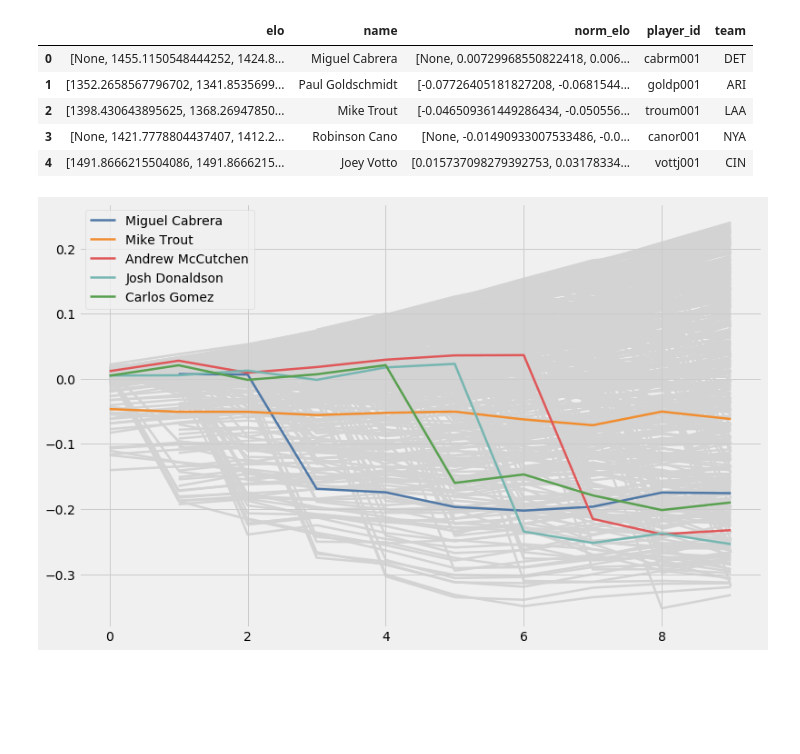
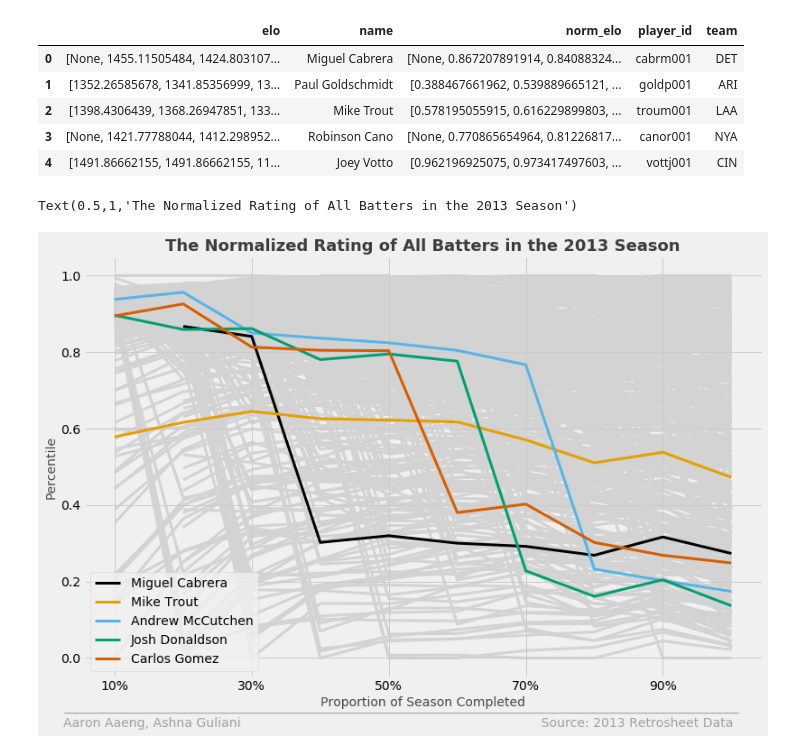
Before and after one commit to aaronaaeng/Sabermetrics-Final-Project, a Jupyter notebook: Elo-Calculation.ipynb, the cells around one changed output. Drawn from its saved outputs; the diff is of its cells as text; code cells hidden in the pictures; blank space fills up the shorter version.

Commit message:
Fancy Figures

```diff
--- a/Elo-Calculation.ipynb
+++ b/Elo-Calculation.ipynb
@@ -82,8 +82,8 @@ class EloCalculator:
                     pit_max = current_elo
                 pit_elos.append(current_elo)
 
-        bat_mean = np.mean(bat_elos)
-        pit_mean = np.mean(pit_elos)
+        bat_min = np.min(bat_elos)
+        pit_min = np.min(pit_elos)
 
         for player_object in self.batters:
             current_elo = self.elo_dict[player_object['player_id']]
@@ -92,7 +92,7 @@ class EloCalculator:
                 player_object['norm_elo'].append(None)
             else:
                 player_object['elo'].append(current_elo)
-                player_object['norm_elo'].append((current_elo-bat_mean)/bat_max)
+                player_object['norm_elo'].append((current_elo-bat_min)/(bat_max-bat_min))
 
         for player_object in self.pitchers:
             current_elo = self.elo_dict[player_object['player_id']]
@@ -101,7 +101,7 @@ class EloCalculator:
                 player_object['norm_elo'].append(None)
             else:
                 player_object['elo'].append(current_elo)
-                player_object['norm_elo'].append((current_elo-bat_mean)/bat_max)
+                player_object['norm_elo'].append((current_elo-pit_min)/(pit_max-pit_min))
 
     def update_elo(self, bat_id, pit_id, bat_score, pit_score):
         bat_exp, pit_exp = self.get_expected(bat_id, pit_id)
@@ -152,34 +152,44 @@ dfPit = elo.get_pitchers_df()
 dfBat.head()
 # %% [output]
 |  | elo | name | norm_elo | player_id | team |
-| 0 | [None, 1455.1150548444252, 1424.8... | Miguel Cabrera | [None, 0.00729968550822418, 0.006... | cabrm001 | DET |
-| 1 | [1352.2658567796702, 1341.8535699... | Paul Goldschmidt | [-0.07726405181827208, -0.0681544... | goldp001 | ARI |
-| 2 | [1398.430643895625, 1368.26947850... | Mike Trout | [-0.046509361449286434, -0.050556... | troum001 | LAA |
-| 3 | [None, 1421.7778804437407, 1412.2... | Robinson Cano | [None, -0.01490933007533486, -0.0... | canor001 | NYA |
-| 4 | [1491.8666215504086, 1491.8666215... | Joey Votto | [0.015737098279392753, 0.03178334... | vottj001 | CIN |
+| 0 | [None, 1455.11505484, 1424.803107... | Miguel Cabrera | [None, 0.867207891914, 0.84088324... | cabrm001 | DET |
+| 1 | [1352.26585678, 1341.85356999, 13... | Paul Goldschmidt | [0.388467661962, 0.539889665121, ... | goldp001 | ARI |
+| 2 | [1398.4306439, 1368.26947851, 133... | Mike Trout | [0.578195055915, 0.616229899803, ... | troum001 | LAA |
+| 3 | [None, 1421.77788044, 1412.298952... | Robinson Cano | [None, 0.770865654964, 0.81226817... | canor001 | NYA |
+| 4 | [1491.86662155, 1491.86662155, 11... | Joey Votto | [0.962196925075, 0.973417497603, ... | vottj001 | CIN |
 # %%
 style.use('fivethirtyeight')
-colors = ["#4F78A6", "#F18D2F", "#E05759", "#76B6B1", "#59A050", "#ECC84A", "#AE79A0"]
+# colors = ["#4F78A6", "#F18D2F", "#E05759", "#76B6B1", "#59A050", "#ECC84A", "#AE79A0"]
+colors = [[0,0,0], [230/255,159/255,0], [86/255,180/255,233/255], [0,158/255,115/255],
+          [213/255,94/255,0], [0,114/255,178/255]]
 best_batters = ["Mike Trout", "Andrew McCutchen", "Miguel Cabrera", "Josh Donaldson", "Carlos Gomez"]
 best_pitchers = ['Clayton Kershaw', 'Max Scherzer', 'Cliff Lee', 'Felix Hernandez', 'Matt Harvey']
 # %%
 fig = plt.figure(1, figsize=(12,8))
 ax1  = fig.add_subplot(111)
 c = 0
 
 for _, row in dfBat.iterrows():
     color = 'lightgrey'
     zorder = -1
     label = None
     if row['name'] in best_batters:
         color = colors[c]
         c += 1
         zorder = 10
         label = row['name']
-    ax1.plot(row['norm_elo'], linewidth=2.5, color=color, zorder=zorder, label=label)
-    ax1.legend()
+    ax1.plot(row['norm_elo'], linewidth=3, color=color, zorder=zorder, label=label)
+
+ax1.legend()
+ax1.text(x=-.75, y=-.14, s = '___________________________________________________________________________________________________________', color = 'grey', alpha = .7)
+ax1.text(x=-.75, y= -.18, s = 'Aaron Aaeng, Ashna Guliani                                                                          Source: 2013 Retrosheet Data', fontsize = 14, color = 'grey', alpha = .7)
+ax1.set_xlabel('Proportion of Season Completed', fontsize=14, alpha=.7)
+ax1.set_xticklabels(['0%', '10%', '30%', '50%', '70%', '90%'])
+ax1.set_ylabel('Percentile', fontsize=14, alpha=.7)
+ax1.set_title('The Normalized Rating of All Batters in the 2013 Season', fontsize=18, weight='bold', alpha=.75)
 # %% [output]
+Text(0.5,1,'The Normalized Rating of All Batters in the 2013 Season')
-[figure, old version]
+[figure, new version]
 # %%
 fig = plt.figure(1, figsize=(12,8))
 ax1  = fig.add_subplot(111)
```
Also changed, not shown: parts of 3 cells of this notebook, 4 other files.
